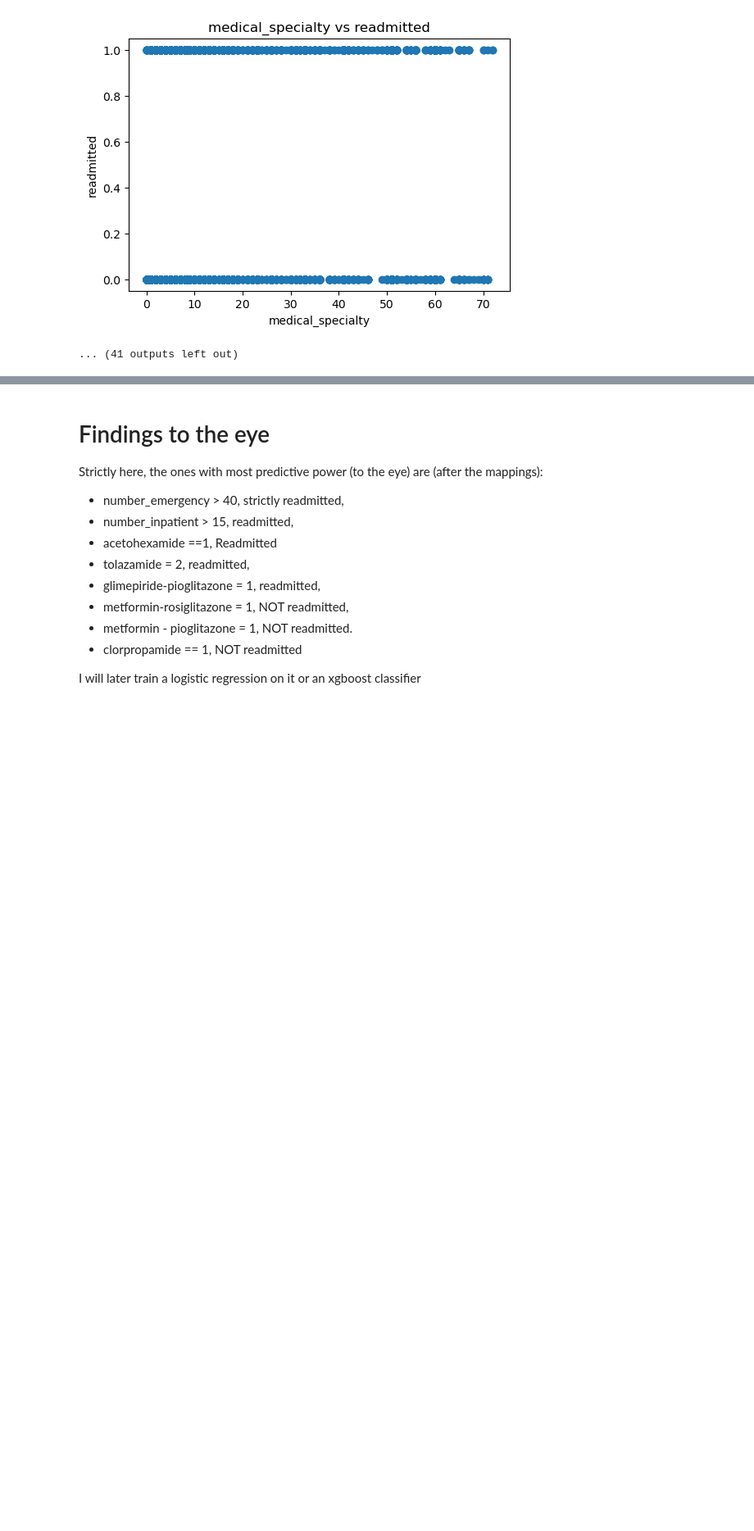
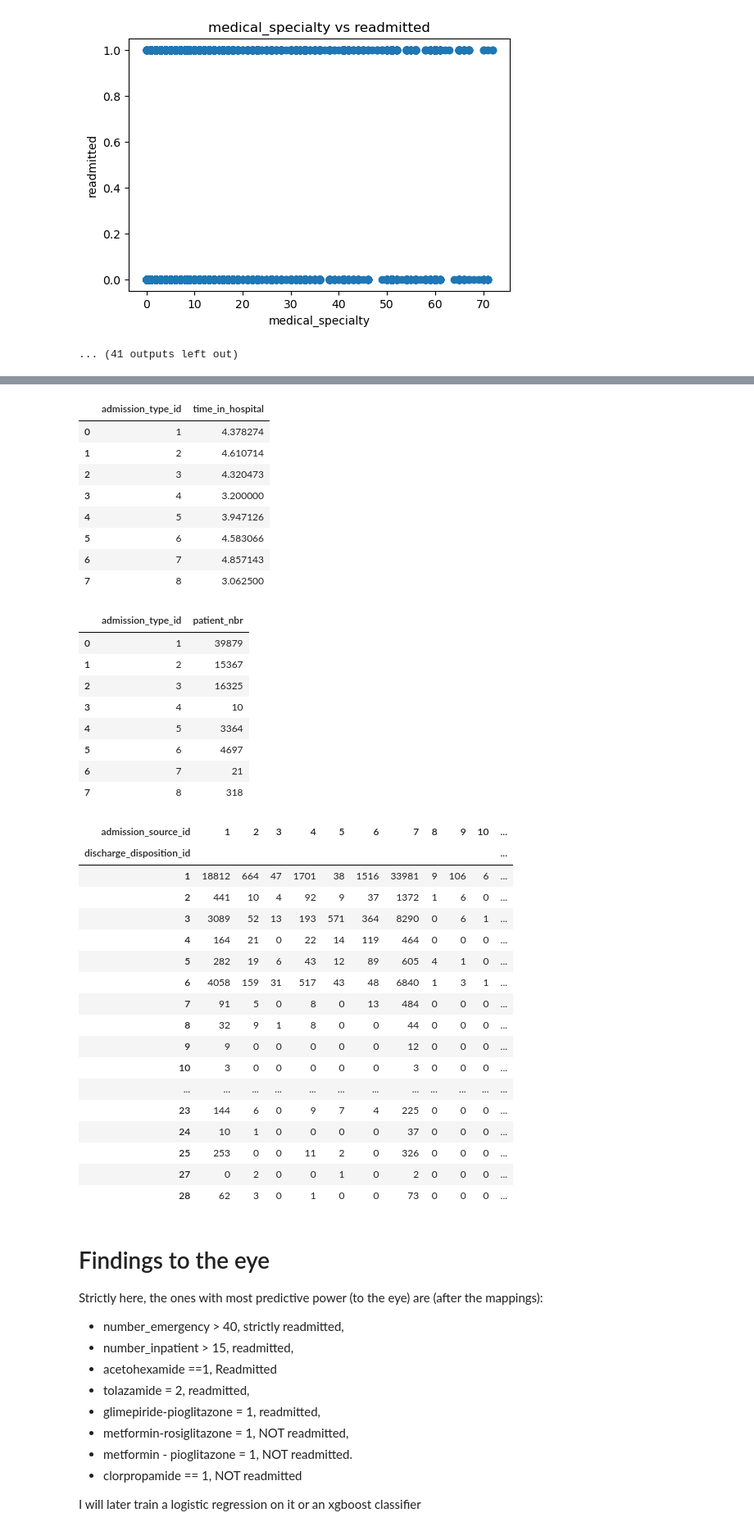
Before and after one commit to DylanSuniaga/CAP_3764_2025_Fall_Team_3, a Jupyter notebook: notebooks/main.ipynb, the cells around one changed output, grey strips where cells are left out. Shown at 82% size. Cells and saved outputs as stored; diff of their text form; code cells hidden in the pictures; blank space fills up the shorter version.

```diff
--- a/notebooks/main.ipynb
+++ b/notebooks/main.ipynb
@@ -128,3 +165,48 @@ for col in features:
+# %%
+table1 = df.groupby("admission_type_id")["time_in_hospital"].mean().reset_index()
+
+table2 = df.groupby("admission_type_id")["patient_nbr"].nunique().reset_index()
+
+table3 = pd.crosstab(df["discharge_disposition_id"], df["admission_source_id"])
+
+display(table1, table2, table3)
+# %% [output]
+|  | admission_type_id | time_in_hospital |
+| 0 | 1 | 4.378274 |
+| 1 | 2 | 4.610714 |
+| 2 | 3 | 4.320473 |
+| 3 | 4 | 3.200000 |
+| 4 | 5 | 3.947126 |
+| 5 | 6 | 4.583066 |
+| 6 | 7 | 4.857143 |
+| 7 | 8 | 3.062500 |
+|  | admission_type_id | patient_nbr |
+| 0 | 1 | 39879 |
+| 1 | 2 | 15367 |
+| 2 | 3 | 16325 |
+| 3 | 4 | 10 |
+| 4 | 5 | 3364 |
+| 5 | 6 | 4697 |
+| 6 | 7 | 21 |
+| 7 | 8 | 318 |
+| admission_source_id | 1 | 2 | 3 | 4 | 5 | 6 | 7 | 8 | 9 | 10 | ... |
+| discharge_disposition_id |  |  |  |  |  |  |  |  |  |  | ... |
+| 1 | 18812 | 664 | 47 | 1701 | 38 | 1516 | 33981 | 9 | 106 | 6 | ... |
+| 2 | 441 | 10 | 4 | 92 | 9 | 37 | 1372 | 1 | 6 | 0 | ... |
+| 3 | 3089 | 52 | 13 | 193 | 571 | 364 | 8290 | 0 | 6 | 1 | ... |
+| 4 | 164 | 21 | 0 | 22 | 14 | 119 | 464 | 0 | 0 | 0 | ... |
+| 5 | 282 | 19 | 6 | 43 | 12 | 89 | 605 | 4 | 1 | 0 | ... |
+| 6 | 4058 | 159 | 31 | 517 | 43 | 48 | 6840 | 1 | 3 | 1 | ... |
+| 7 | 91 | 5 | 0 | 8 | 0 | 13 | 484 | 0 | 0 | 0 | ... |
+| 8 | 32 | 9 | 1 | 8 | 0 | 0 | 44 | 0 | 0 | 0 | ... |
+| 9 | 9 | 0 | 0 | 0 | 0 | 0 | 12 | 0 | 0 | 0 | ... |
+| 10 | 3 | 0 | 0 | 0 | 0 | 0 | 3 | 0 | 0 | 0 | ... |
+| ... | ... | ... | ... | ... | ... | ... | ... | ... | ... | ... | ... |
+| 23 | 144 | 6 | 0 | 9 | 7 | 4 | 225 | 0 | 0 | 0 | ... |
+| 24 | 10 | 1 | 0 | 0 | 0 | 0 | 37 | 0 | 0 | 0 | ... |
+| 25 | 253 | 0 | 0 | 11 | 2 | 0 | 326 | 0 | 0 | 0 | ... |
+| 27 | 0 | 2 | 0 | 0 | 1 | 0 | 2 | 0 | 0 | 0 | ... |
+| 28 | 62 | 3 | 0 | 1 | 0 | 0 | 73 | 0 | 0 | 0 | ... |
 # %% [markdown]
 # Findings to the eye
 Strictly here, the ones with most predictive power (to the eye) are (after the mappings):
```
Also changed, not shown: parts of 4 cells of this notebook.
